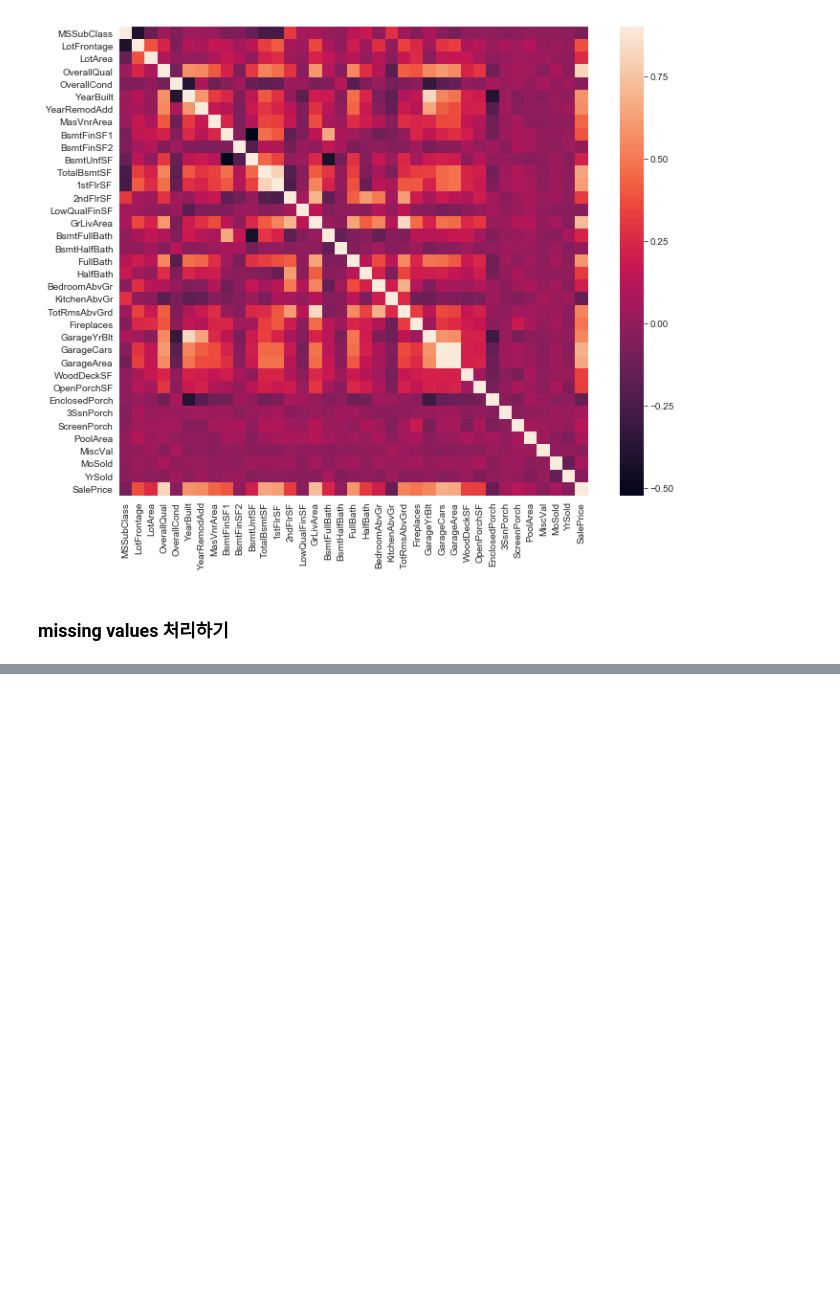
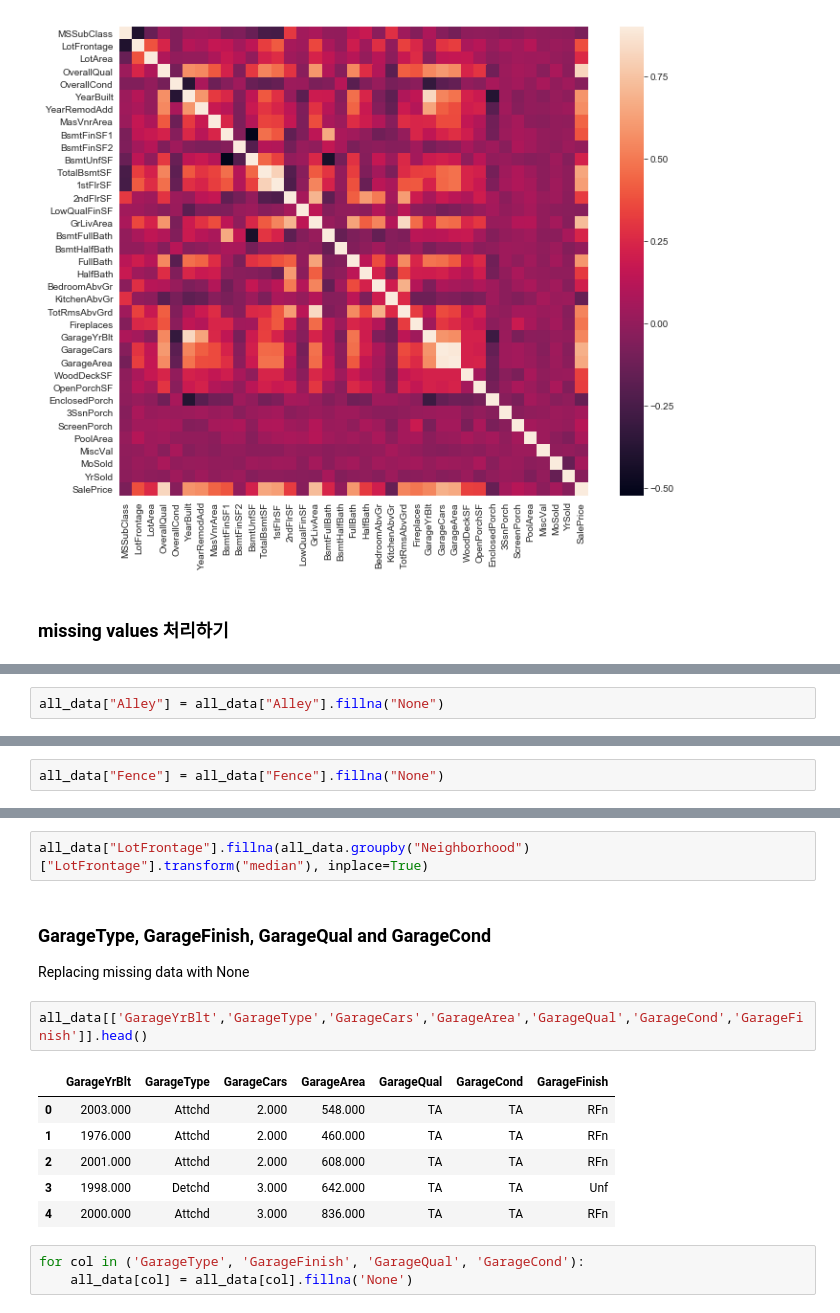
Before and after one commit to parksurk/da_structured-data, a Jupyter notebook: step2 - Regression.ipynb, the cells around one changed output, grey strips where cells are left out. Saved outputs shown, nothing was run; the diff lists cells and outputs as text; blank space fills up the shorter version.

```diff
--- a/step2 - Regression.ipynb
+++ b/step2 - Regression.ipynb
@@ -572,0 +606,2 @@ sns.heatmap(corrmat, vmax=0.9, square=True)
+# %%
+all_data["Alley"] = all_data["Alley"].fillna("None")
@@ -572,0 +612,2 @@ sns.heatmap(corrmat, vmax=0.9, square=True)
+# %%
+all_data["Fence"] = all_data["Fence"].fillna("None")
@@ -572,0 +636,18 @@ sns.heatmap(corrmat, vmax=0.9, square=True)
+# %%
+all_data["LotFrontage"].fillna(all_data.groupby("Neighborhood")["LotFrontage"].transform("median"), inplace=True)
+# %% [markdown]
+### GarageType, GarageFinish, GarageQual and GarageCond
+
+Replacing missing data with None
+# %%
+all_data[['GarageYrBlt','GarageType','GarageCars','GarageArea','GarageQual','GarageCond','GarageFinish']].head()
+# %% [output]
+|  | GarageYrBlt | GarageType | GarageCars | GarageArea | GarageQual | GarageCond | GarageFinish |
+| 0 | 2003.000 | Attchd | 2.000 | 548.000 | TA | TA | RFn |
+| 1 | 1976.000 | Attchd | 2.000 | 460.000 | TA | TA | RFn |
+| 2 | 2001.000 | Attchd | 2.000 | 608.000 | TA | TA | RFn |
+| 3 | 1998.000 | Detchd | 3.000 | 642.000 | TA | TA | Unf |
+| 4 | 2000.000 | Attchd | 3.000 | 836.000 | TA | TA | RFn |
+# %%
+for col in ('GarageType', 'GarageFinish', 'GarageQual', 'GarageCond'):
+    all_data[col] = all_data[col].fillna('None')
```
Also changed, not shown: parts of 145 cells of this notebook, 4 other files.
